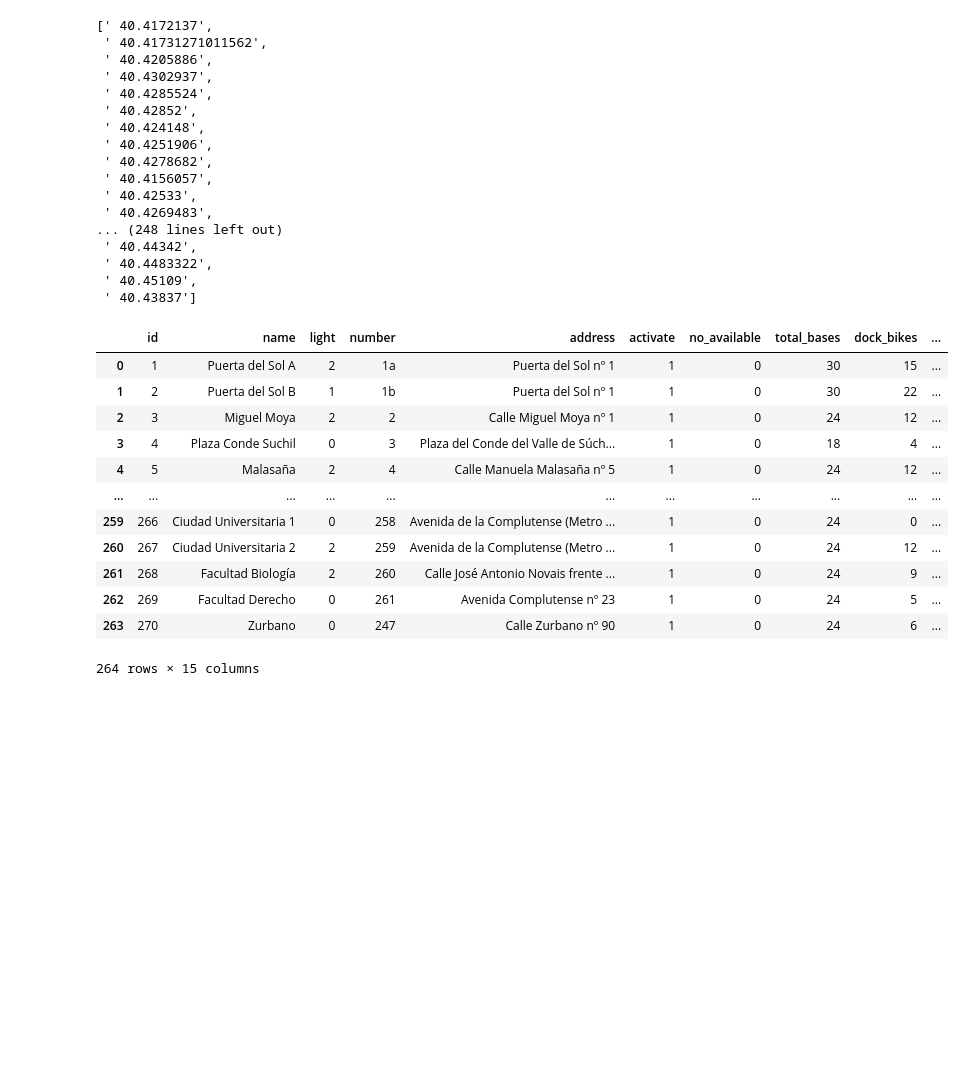
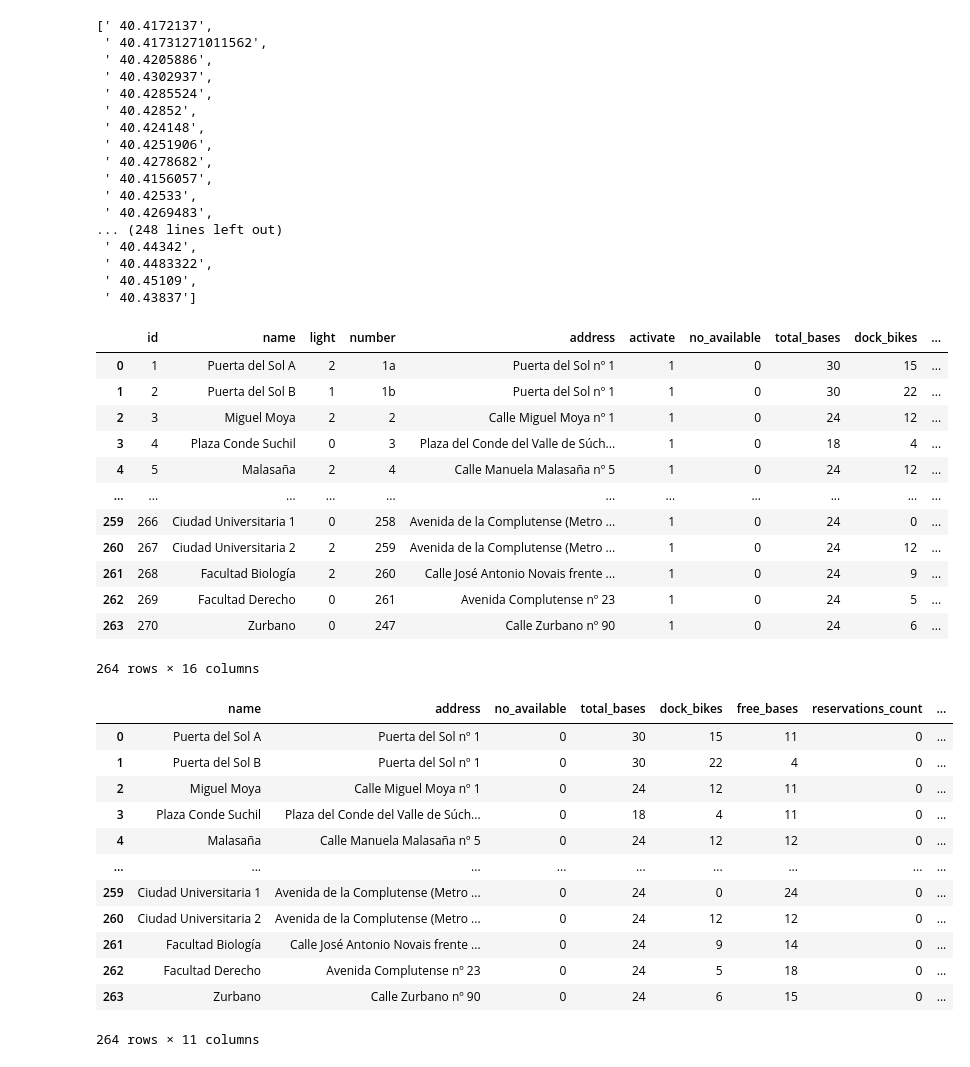
Before and after one commit to silviag-g/ih_datamadpt1121_project_m1, a Jupyter notebook: Wrangling .ipynb, the cells around one changed output. Drawn from its saved outputs; the diff is of its cells as text; code cells hidden in the pictures; blank space fills up the shorter version.

```diff
--- a/Wrangling .ipynb
+++ b/Wrangling .ipynb
@@ -89,8 +92,9 @@ lon
  ' 40.45109',
  ' 40.43837']
 # %%
+#añadir longitud y latitud al df
 df_biciMad ['latitud'] = lat
-df_biciMad ['longuitud'] = lon
+df_biciMad ['longitud'] = lon
 df_biciMad
 # %% [output]
 |  | id | name | light | number | address | activate | no_available | total_bases | dock_bikes | ... |
@@ -105,4 +109,22 @@ df_biciMad
 | 261 | 268 | Facultad Biología | 2 | 260 | Calle José Antonio Novais frente ... | 1 | 0 | 24 | 9 | ... |
 | 262 | 269 | Facultad Derecho | 0 | 261 | Avenida Complutense nº 23 | 1 | 0 | 24 | 5 | ... |
 | 263 | 270 | Zurbano | 0 | 247 | Calle Zurbano nº 90 | 1 | 0 | 24 | 6 | ... |
-264 rows × 15 columns
+264 rows × 16 columns
+# %%
+#eliminar, "limpiar" aquellos datos que no me van a ser útiles en mi analisis.
+df_biciMad = df_biciMad.drop(['id', 'light', 'number', 'activate','geometry_type'], axis=1)
+df_biciMad
+# %% [output]
+|  | name | address | no_available | total_bases | dock_bikes | free_bases | reservations_count | ... |
+| 0 | Puerta del Sol A | Puerta del Sol nº 1 | 0 | 30 | 15 | 11 | 0 | ... |
+| 1 | Puerta del Sol B | Puerta del Sol nº 1 | 0 | 30 | 22 | 4 | 0 | ... |
+| 2 | Miguel Moya | Calle Miguel Moya nº 1 | 0 | 24 | 12 | 11 | 0 | ... |
+| 3 | Plaza Conde Suchil | Plaza del Conde del Valle de Súch... | 0 | 18 | 4 | 11 | 0 | ... |
+| 4 | Malasaña | Calle Manuela Malasaña nº 5 | 0 | 24 | 12 | 12 | 0 | ... |
+| ... | ... | ... | ... | ... | ... | ... | ... | ... |
+| 259 | Ciudad Universitaria 1 | Avenida de la Complutense (Metro ... | 0 | 24 | 0 | 24 | 0 | ... |
+| 260 | Ciudad Universitaria 2 | Avenida de la Complutense (Metro ... | 0 | 24 | 12 | 12 | 0 | ... |
+| 261 | Facultad Biología | Calle José Antonio Novais frente ... | 0 | 24 | 9 | 14 | 0 | ... |
+| 262 | Facultad Derecho | Avenida Complutense nº 23 | 0 | 24 | 5 | 18 | 0 | ... |
+| 263 | Zurbano | Calle Zurbano nº 90 | 0 | 24 | 6 | 15 | 0 | ... |
+264 rows × 11 columns
```
Also changed, not shown: parts of 10 cells of this notebook, 1 other file.
